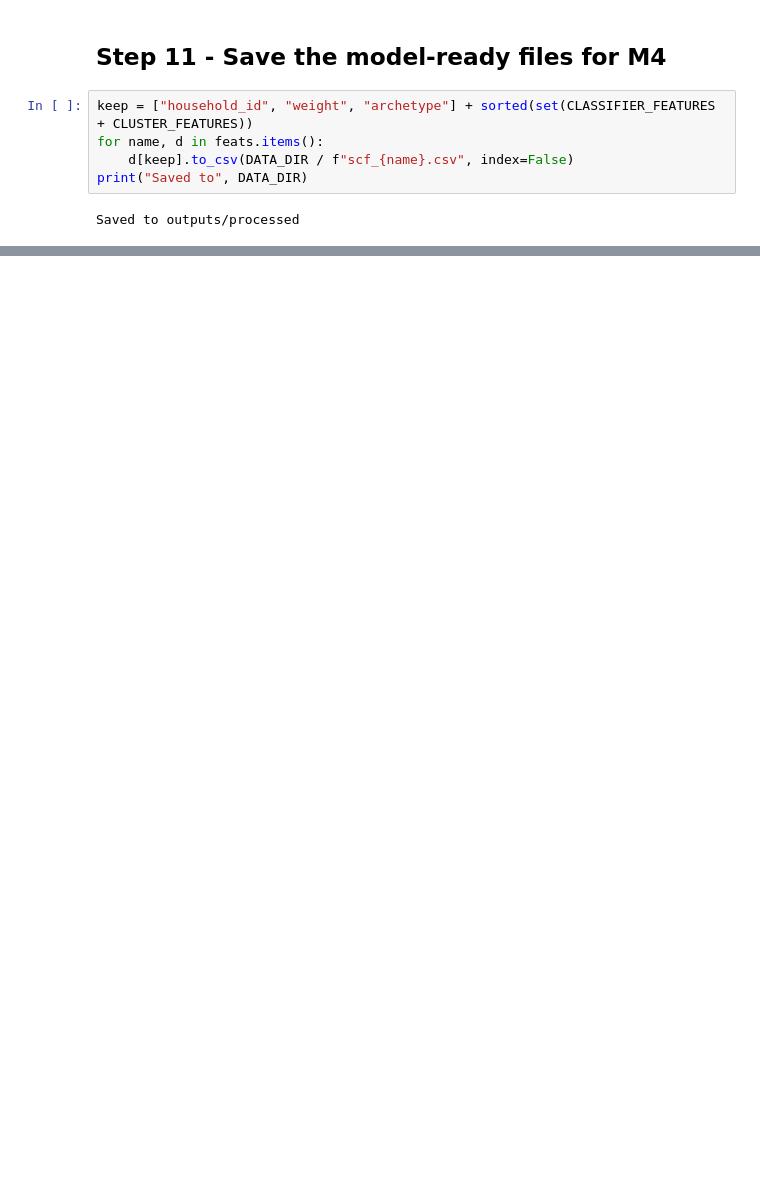
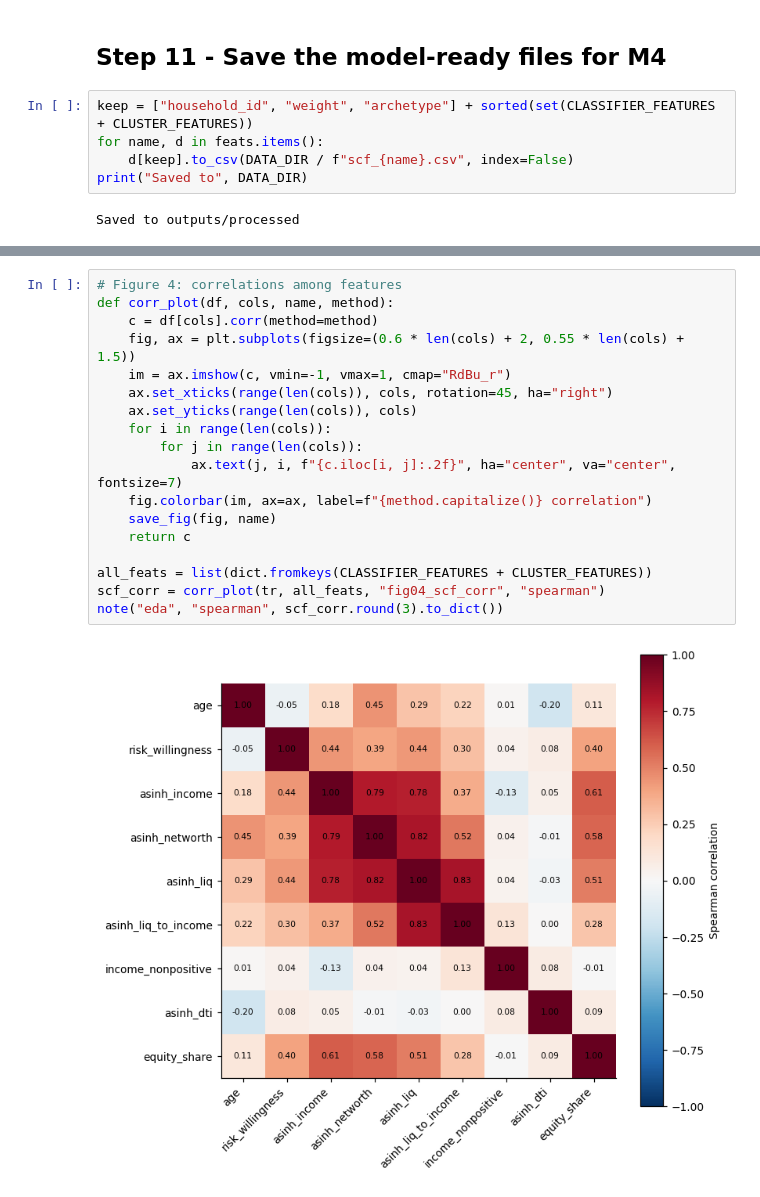
Before and after one commit to Ivory-Uche/Portfolio-Pilot, a Jupyter notebook: Portfolio_pilot_M3.ipynb, the cells around one changed output, grey strips where cells are left out. Saved outputs shown, nothing was run; the diff lists cells and outputs as text; blank space fills up the shorter version.

```diff
--- a/Portfolio_pilot_M3.ipynb
+++ b/Portfolio_pilot_M3.ipynb
@@ -458,0 +518,20 @@ Saved to outputs/processed
+# %%
+# Figure 4: correlations among features
+def corr_plot(df, cols, name, method):
+    c = df[cols].corr(method=method)
+    fig, ax = plt.subplots(figsize=(0.6 * len(cols) + 2, 0.55 * len(cols) + 1.5))
+    im = ax.imshow(c, vmin=-1, vmax=1, cmap="RdBu_r")
+    ax.set_xticks(range(len(cols)), cols, rotation=45, ha="right")
+    ax.set_yticks(range(len(cols)), cols)
+    for i in range(len(cols)):
+        for j in range(len(cols)):
+            ax.text(j, i, f"{c.iloc[i, j]:.2f}", ha="center", va="center", fontsize=7)
+    fig.colorbar(im, ax=ax, label=f"{method.capitalize()} correlation")
+    save_fig(fig, name)
+    return c
+
+all_feats = list(dict.fromkeys(CLASSIFIER_FEATURES + CLUSTER_FEATURES))
+scf_corr = corr_plot(tr, all_feats, "fig04_scf_corr", "spearman")
+note("eda", "spearman", scf_corr.round(3).to_dict())
+# %% [output]
+[figure, added]
```
Also changed, not shown: parts of 6 cells of this notebook.
